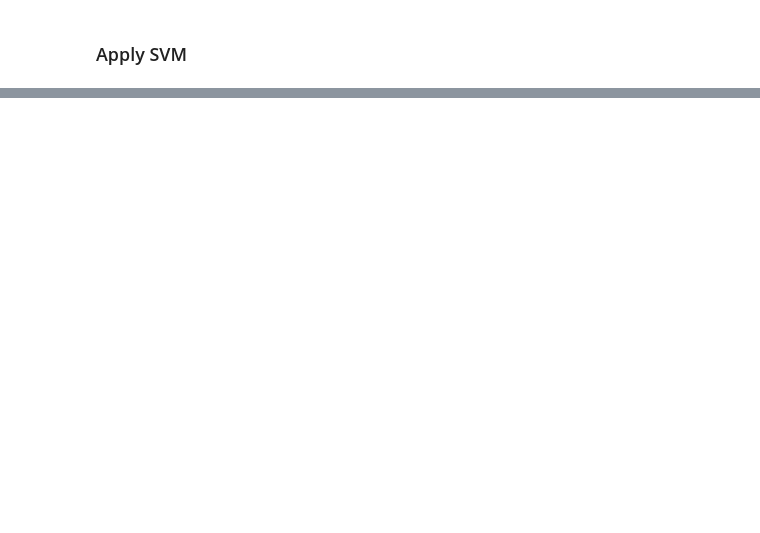
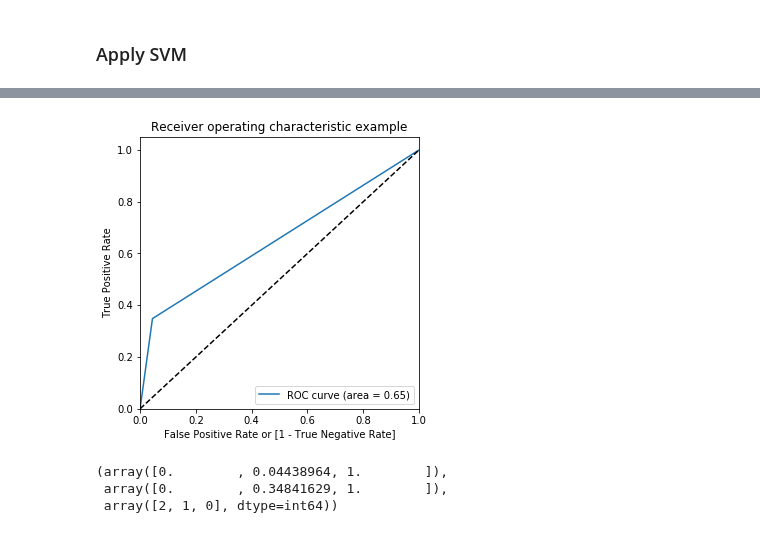
Before and after one commit to vamsigp/IIIT-B, a Jupyter notebook: 1. Statistics and Machine Learning/GP1. Telecom CaseStudy/v2.ipynb, the cells around one changed output, grey strips where cells are left out. Drawn from its saved outputs; the diff is of its cells as text; code cells hidden in the pictures; blank space fills up the shorter version.

```diff
--- a/1. Statistics and Machine Learning/GP1. Telecom CaseStudy/v2.ipynb
+++ b/1. Statistics and Machine Learning/GP1. Telecom CaseStudy/v2.ipynb
@@ -960,0 +1082,9 @@ pred_probs_test1 = model_pca1.predict_proba(df_test_pca1)[:,1]
+# %%
+# model with the best value of C
+svm_model = SVC(C=best_C, class_weight='balanced')
+
+# fit
+svm_model.fit(df_train_pca_95, y_train_smote)
+
+# predict
+y_pred = svm_model.predict(df_test_pca_95)
@@ -960,0 +1107,7 @@ pred_probs_test1 = model_pca1.predict_proba(df_test_pca1)[:,1]
+# %%
+draw_roc(y_test, y_pred)
+# %% [output]
+[figure, added]
+(array([0.        , 0.04438964, 1.        ]),
+ array([0.        , 0.34841629, 1.        ]),
+ array([2, 1, 0], dtype=int64))
```
Also changed, not shown: parts of 119 cells of this notebook, 4 other files.
